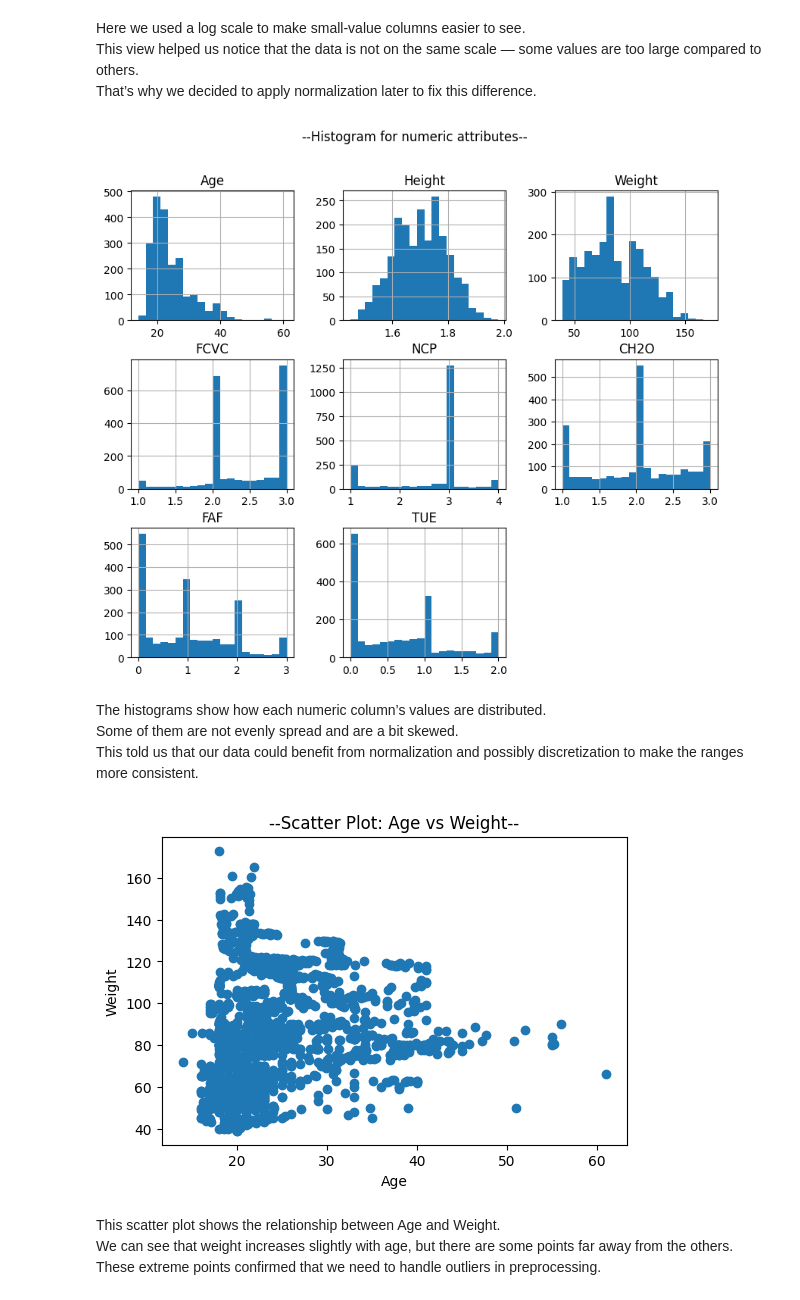
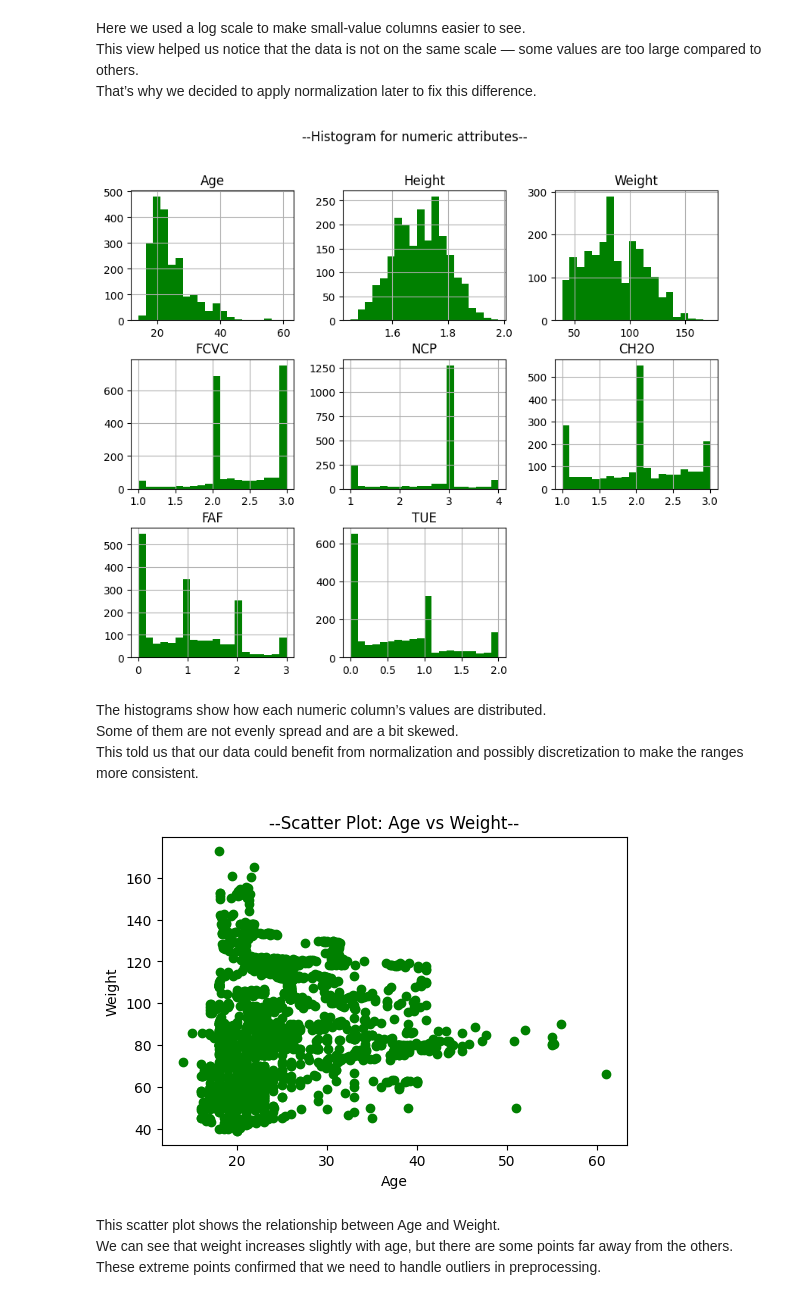
Before and after one commit to NouraBader-45/IT326-Obesity, a Jupyter notebook: Phase2.ipynb, the cells around one changed output. Cells and saved outputs as stored; diff of their text form; code cells hidden in the pictures.

```diff
--- a/Phase2.ipynb
+++ b/Phase2.ipynb
@@ -66,11 +68,11 @@ That’s why we decided to apply normalization later to fix this difference.
 #Histogram for numeric data distribution
 #Histograms show how data values are distributed.
 #Skewed or uneven distributions suggest normalization or preprocessing is needed.
-df.hist(figsize=(10,8), bins=20)
+df.hist(figsize=(10,8), bins=20 , color='green')
 plt.suptitle("--Histogram for numeric attributes--")
 plt.show()
 # %% [output]
-[figure, old version]
+[figure, new version]
 # %% [markdown]
 The histograms show how each numeric column’s values are distributed.
 Some of them are not evenly spread and are a bit skewed.
@@ -78,15 +80,15 @@ This told us that our data could benefit from normalization and possibly discret
 # %%
 #Scatter plot between two columns (example: Age vs Weight)
 #Scatter plots show the relationship between two numeric columns.
 #Clusters, trends, or extreme points can indicate patterns or outliers.
 plt.figure(figsize=(6,4))
-plt.scatter(df['Age'], df['Weight'])
+plt.scatter(df['Age'], df['Weight'], color='green')
 plt.xlabel("Age")
 plt.ylabel("Weight")
 plt.title("--Scatter Plot: Age vs Weight--")
 plt.show()
 # %% [output]
-[figure, old version]
+[figure, new version]
 # %% [markdown]
 This scatter plot shows the relationship between Age and Weight.
 We can see that weight increases slightly with age, but there are some points far away from the others.
```
Also changed, not shown: parts of 3 cells of this notebook.
